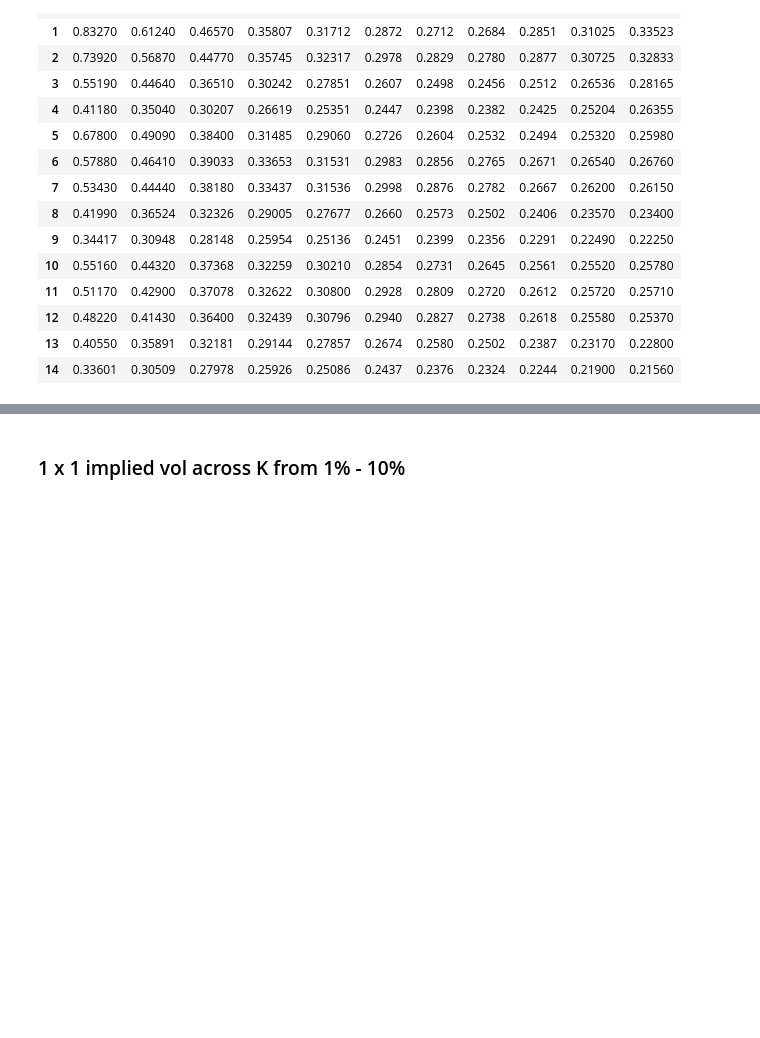
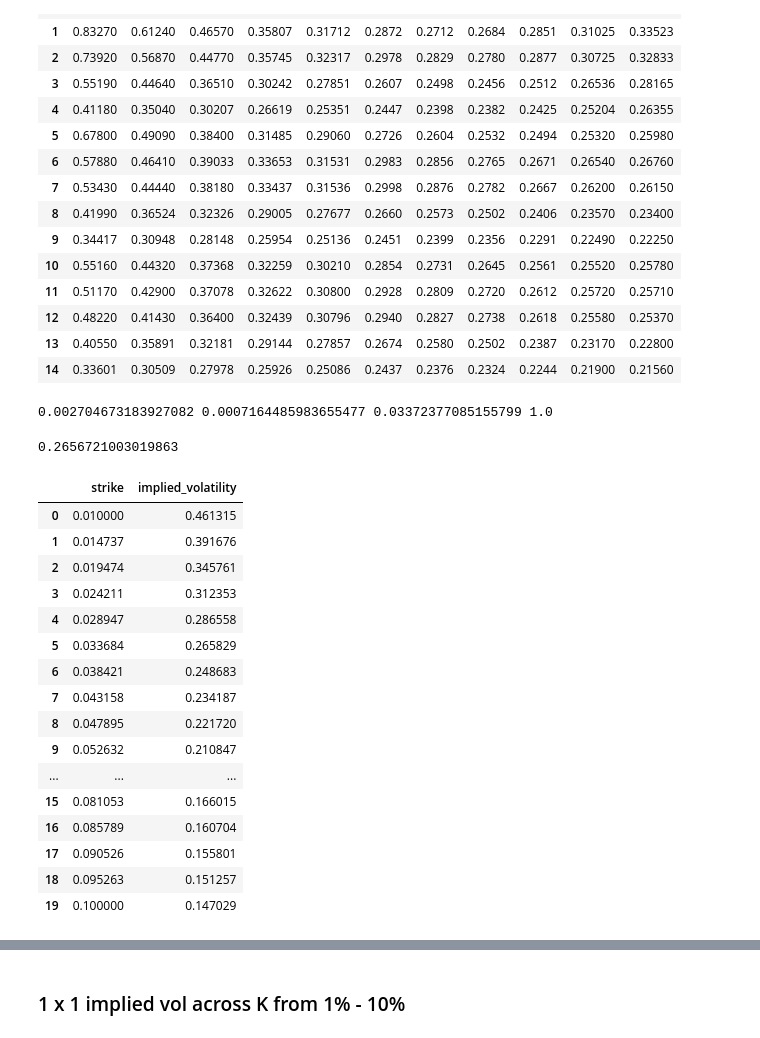
Before and after one commit to Gregtwl/QF605_Assignment, a Jupyter notebook: Answer_Deck_Part2.ipynb, the cells around one changed output, grey strips where cells are left out. Cells and saved outputs as stored; diff of their text form; code cells hidden in the pictures; blank space fills up the shorter version.

```diff
--- a/Answer_Deck_Part2.ipynb
+++ b/Answer_Deck_Part2.ipynb
@@ -946,4 +946,22 @@ df_bps
 | 12 | 0.48220 | 0.41430 | 0.36400 | 0.32439 | 0.30796 | 0.2940 | 0.2827 | 0.2738 | 0.2618 | 0.25580 | 0.25370 |
 | 13 | 0.40550 | 0.35891 | 0.32181 | 0.29144 | 0.27857 | 0.2674 | 0.2580 | 0.2502 | 0.2387 | 0.23170 | 0.22800 |
 | 14 | 0.33601 | 0.30509 | 0.27978 | 0.25926 | 0.25086 | 0.2437 | 0.2376 | 0.2324 | 0.2244 | 0.21900 | 0.21560 |
+# %%
+def calculate_swaptions_with_displaced_diffusion_trial(beta_series, sigma_series, forward_series, strike_series = np.linspace(0.01, 0.1, num=20, endpoint = True)):
+
+    price = np.full(len(strike_series), np.nan)
+
+    for i in range(len(strike_series)):
+        price[i] = displaced_diffusion_payer(forward_series, strike_series[i], beta_series*sigma_series, 1.0, beta_series)
+    # print(price)
+
+    impvol = np.full(len(strike_series), np.nan)
+
+    for i in range(len(strike_series)):
+        impvol[i] = brentq(lambda x: BlackScholesLognormalPayer(forward_series, strike_series[i], 0, x, 1.0) - price[i], 1e-6, 1.0)
+
+    # for i, (strike, price_i) in enumerate(zip(strike_series, price)):
+    #     impvol[i] = brentq(lambda x: BlackScholesLognormalPayer(forward_series, strike, 0, x, 1.0) - price_i, 1e-6, 1.0)
+
+    return pd.DataFrame({'strike': strike_series, 'implied_volatility': impvol})
 # %%
@@ -962,0 +979,28 @@ def calculate_swaptions_with_displaced_diffusion(beta_series, sigma_series, forw
+# %%
+print(beta, sigma, forward, expiry)
+# %% [output]
+0.002704673183927082 0.0007164485983655477 0.03372377085155799 1.0
+# %%
+calculate_swaptions_with_displaced_diffusion_trial_2(beta, sigma, forward, forward)
+# %% [output]
+0.2656721003019863
+# %%
+calculate_swaptions_with_displaced_diffusion_trial(beta, sigma, forward)
+# %% [output]
+|  | strike | implied_volatility |
+| 0 | 0.010000 | 0.461315 |
+| 1 | 0.014737 | 0.391676 |
+| 2 | 0.019474 | 0.345761 |
+| 3 | 0.024211 | 0.312353 |
+| 4 | 0.028947 | 0.286558 |
+| 5 | 0.033684 | 0.265829 |
+| 6 | 0.038421 | 0.248683 |
+| 7 | 0.043158 | 0.234187 |
+| 8 | 0.047895 | 0.221720 |
+| 9 | 0.052632 | 0.210847 |
+| ... | ... | ... |
+| 15 | 0.081053 | 0.166015 |
+| 16 | 0.085789 | 0.160704 |
+| 17 | 0.090526 | 0.155801 |
+| 18 | 0.095263 | 0.151257 |
+| 19 | 0.100000 | 0.147029 |
```
Also changed, not shown: parts of 9 cells of this notebook, 1 other file.
